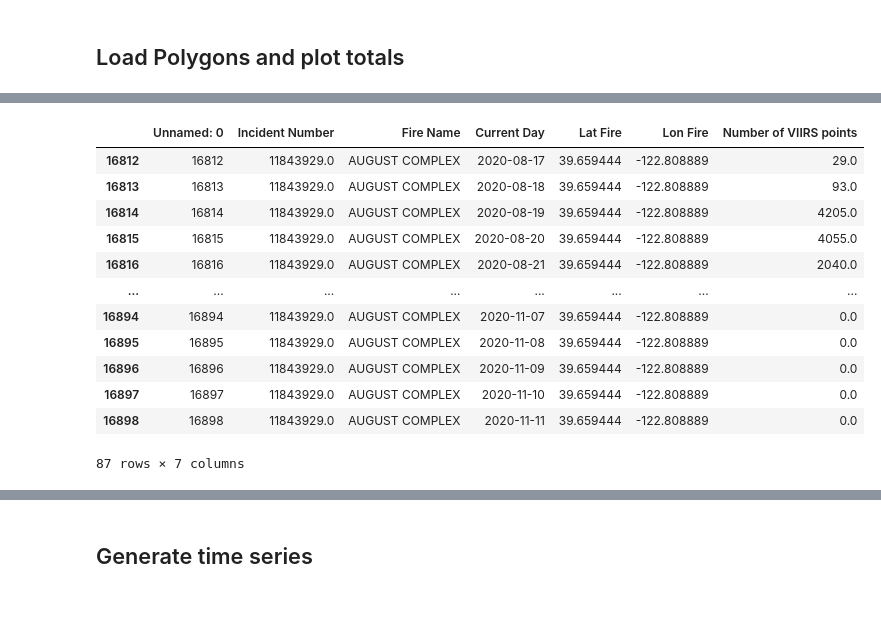
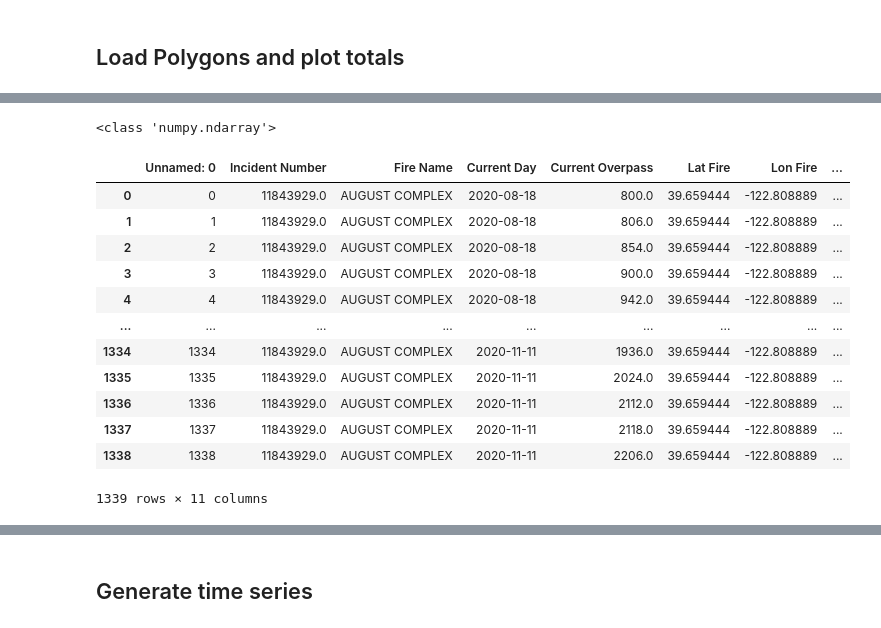
Before and after one commit to lthapa42/ML_FireEmissions, a Jupyter notebook: compare_thapa_mcclure_polygon_timeseries.ipynb, the cells around one changed output, grey strips where cells are left out. Saved outputs shown, nothing was run; the diff lists cells and outputs as text; code cells hidden in the pictures.

```diff
--- a/compare_thapa_mcclure_polygon_timeseries.ipynb
+++ b/compare_thapa_mcclure_polygon_timeseries.ipynb
@@ -43,24 +46,31 @@ ac_mcclure
 # %%
 # load in the polygons and attributes
-fire_polygons = gpd.read_file('fire_polygons_only.geojson') #polygons only
-fire_attributes = pd.read_csv('fire_polygons_attributes.csv') #other fire attributes
+fire_polygons = gpd.read_file('august_complex_polygons_only.geojson') #polygons only
+fire_attributes = pd.read_csv('august_complex_polygons_attributes.csv') #other fire attributes
 fire_attributes['Fire Name'] = fire_attributes['Fire Name'].str.upper() #make all fire names all caps
 aug_complex_inds = np.where(fire_attributes['Fire Name']=='AUGUST COMPLEX')[0];
+print(type(aug_complex_inds))
 
 ac_thapa_att = fire_attributes.iloc[aug_complex_inds]
+
+datestrings = [ac_thapa_att['Current Day'].iloc[i]+ ' '+\
+               str(int(ac_thapa_att['Current Overpass'].iloc[i])).zfill(4) for i in range(len(ac_thapa_att))]
+
 ac_thapa_poly = fire_polygons.iloc[aug_complex_inds]
-ac_thapa_att
+ac_thapa = gpd.GeoDataFrame(pd.concat([ac_thapa_att, pd.DataFrame({'DateTim':datestrings}), ac_thapa_poly], axis=1))
+ac_thapa
 # %% [output]
+<class 'numpy.ndarray'>
-|  | Unnamed: 0 | Incident Number | Fire Name | Current Day | Lat Fire | Lon Fire | Number of VIIRS points |
-| 16812 | 16812 | 11843929.0 | AUGUST COMPLEX | 2020-08-17 | 39.659444 | -122.808889 | 29.0 |
-| 16813 | 16813 | 11843929.0 | AUGUST COMPLEX | 2020-08-18 | 39.659444 | -122.808889 | 93.0 |
-| 16814 | 16814 | 11843929.0 | AUGUST COMPLEX | 2020-08-19 | 39.659444 | -122.808889 | 4205.0 |
-| 16815 | 16815 | 11843929.0 | AUGUST COMPLEX | 2020-08-20 | 39.659444 | -122.808889 | 4055.0 |
-| 16816 | 16816 | 11843929.0 | AUGUST COMPLEX | 2020-08-21 | 39.659444 | -122.808889 | 2040.0 |
-| ... | ... | ... | ... | ... | ... | ... | ... |
-| 16894 | 16894 | 11843929.0 | AUGUST COMPLEX | 2020-11-07 | 39.659444 | -122.808889 | 0.0 |
-| 16895 | 16895 | 11843929.0 | AUGUST COMPLEX | 2020-11-08 | 39.659444 | -122.808889 | 0.0 |
-| 16896 | 16896 | 11843929.0 | AUGUST COMPLEX | 2020-11-09 | 39.659444 | -122.808889 | 0.0 |
-| 16897 | 16897 | 11843929.0 | AUGUST COMPLEX | 2020-11-10 | 39.659444 | -122.808889 | 0.0 |
-| 16898 | 16898 | 11843929.0 | AUGUST COMPLEX | 2020-11-11 | 39.659444 | -122.808889 | 0.0 |
+|  | Unnamed: 0 | Incident Number | Fire Name | Current Day | Current Overpass | Lat Fire | Lon Fire | ... |
+| 0 | 0 | 11843929.0 | AUGUST COMPLEX | 2020-08-18 | 800.0 | 39.659444 | -122.808889 | ... |
+| 1 | 1 | 11843929.0 | AUGUST COMPLEX | 2020-08-18 | 806.0 | 39.659444 | -122.808889 | ... |
+| 2 | 2 | 11843929.0 | AUGUST COMPLEX | 2020-08-18 | 854.0 | 39.659444 | -122.808889 | ... |
+| 3 | 3 | 11843929.0 | AUGUST COMPLEX | 2020-08-18 | 900.0 | 39.659444 | -122.808889 | ... |
+| 4 | 4 | 11843929.0 | AUGUST COMPLEX | 2020-08-18 | 942.0 | 39.659444 | -122.808889 | ... |
+| ... | ... | ... | ... | ... | ... | ... | ... | ... |
+| 1334 | 1334 | 11843929.0 | AUGUST COMPLEX | 2020-11-11 | 1936.0 | 39.659444 | -122.808889 | ... |
+| 1335 | 1335 | 11843929.0 | AUGUST COMPLEX | 2020-11-11 | 2024.0 | 39.659444 | -122.808889 | ... |
+| 1336 | 1336 | 11843929.0 | AUGUST COMPLEX | 2020-11-11 | 2112.0 | 39.659444 | -122.808889 | ... |
+| 1337 | 1337 | 11843929.0 | AUGUST COMPLEX | 2020-11-11 | 2118.0 | 39.659444 | -122.808889 | ... |
+| 1338 | 1338 | 11843929.0 | AUGUST COMPLEX | 2020-11-11 | 2206.0 | 39.659444 | -122.808889 | ... |
-87 rows × 7 columns
+1339 rows × 11 columns
```
Also changed, not shown: parts of 88 cells of this notebook, 3 other files.
